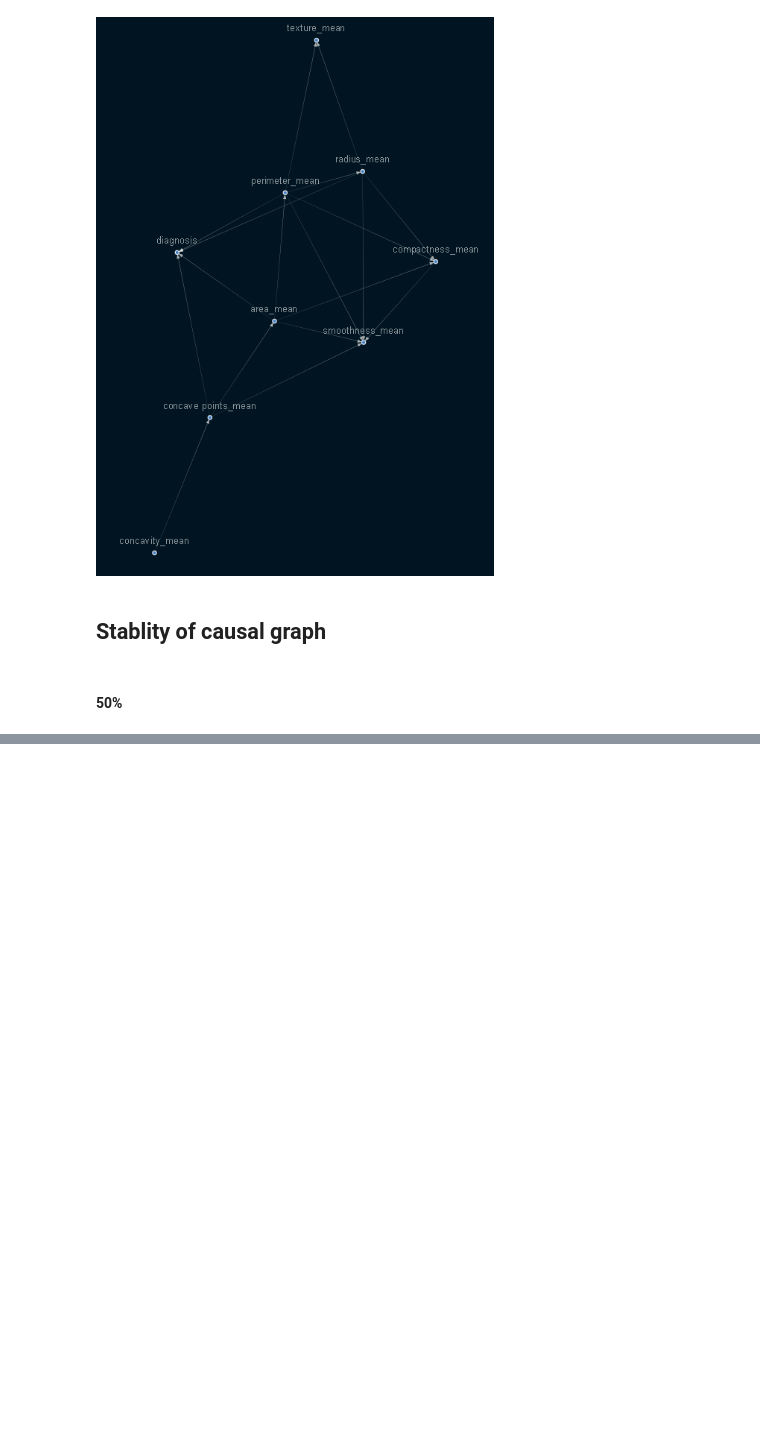
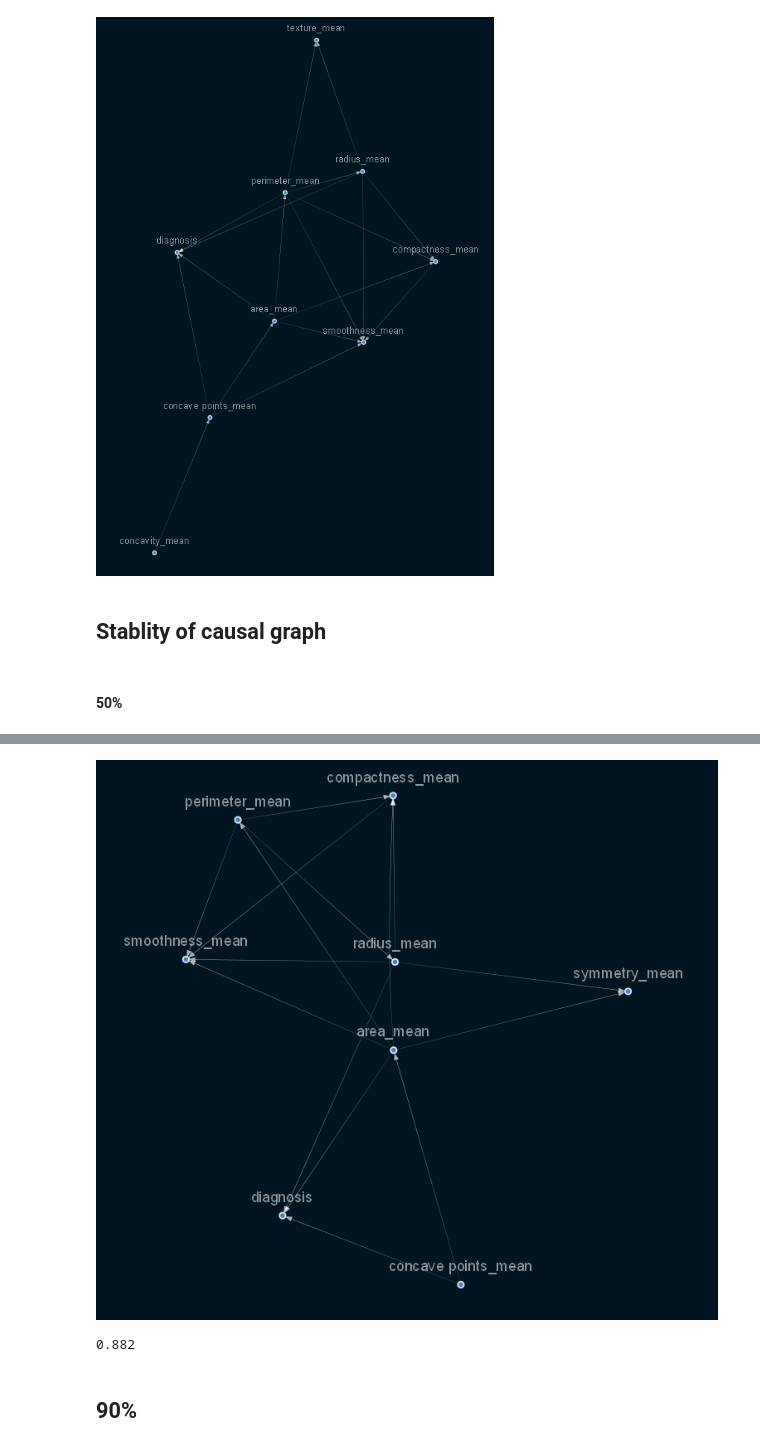
Before and after one commit to Samrawit02/Causality, a Jupyter notebook: notebook/causality.ipynb, the cells around one changed output, grey strips where cells are left out. Drawn from its saved outputs; the diff is of its cells as text; code cells hidden in the pictures; blank space fills up the shorter version.

```diff
--- a/notebook/causality.ipynb
+++ b/notebook/causality.ipynb
@@ -164,0 +224,15 @@ Image(viz.draw(format='png'))
+# %%
+eighty_portion = int(select_x.shape[0] * .8)
+x_eighty_portion = select_x.head(eighty_portion)
+# %%
+%%time
+sm4 = from_pandas(x_eighty_portion, tabu_parent_nodes=['diagnosis'],)
+sm4.remove_edges_below_threshold(0.8)
+sm4 = sm4.get_largest_subgraph()
+viz = plot_structure(
+    sm2,
+    graph_attributes={"scale": "2.0", 'size': 2.5},
+    all_node_attributes=NODE_STYLE.WEAK,
+    all_edge_attributes=EDGE_STYLE.WEAK)
+Image(viz.draw(format='png'))
+# %% [output]
@@ -164,0 +241,7 @@ Image(viz.draw(format='png'))
+[figure, added]
+# %%
+jaccard_similarity(sm3.edges, sm4.edges)
+# %% [output]
+0.882
+# %% [markdown]
+## 90%
```
Also changed, not shown: parts of 23 cells of this notebook.
